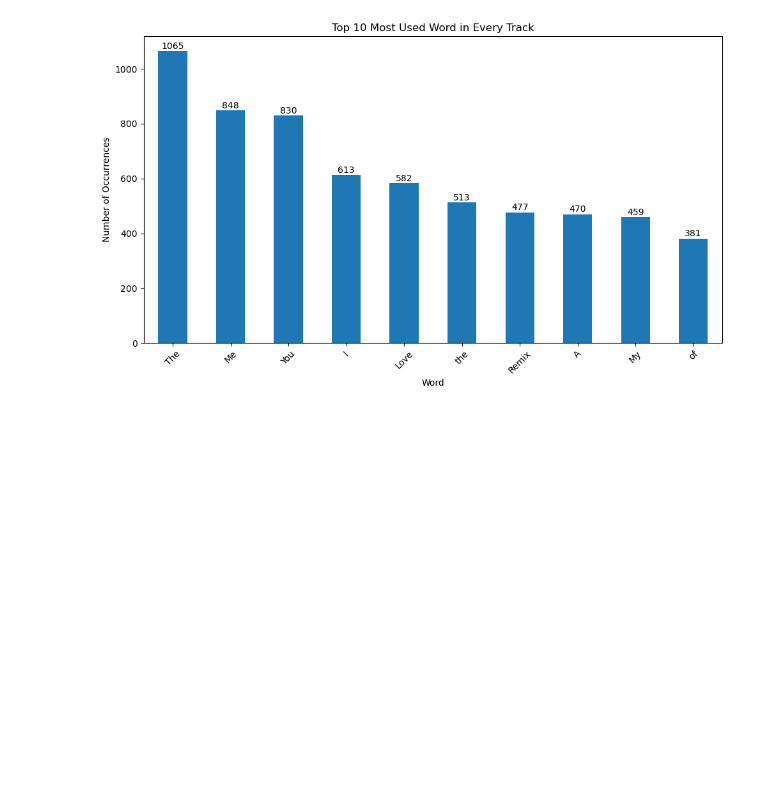
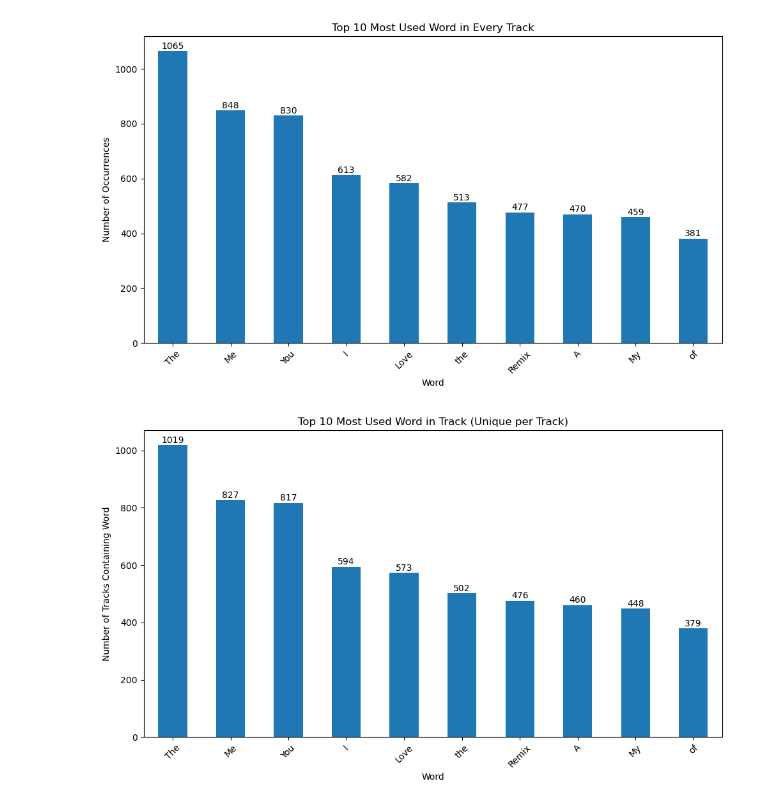
Before and after one commit to FlazeFy2/DS_Spotify-YouTube-Data, a Jupyter notebook: exploratory data analysis-bar.ipynb, the cells around one changed output. Drawn from its saved outputs; the diff is of its cells as text; code cells hidden in the pictures; blank space fills up the shorter version.

Commit message:
[DS] Exploratory Data Analysis (EDA) - Bar Chart Top 10 Most Used Word in Track (Unique per Track)

```diff
--- a/exploratory data analysis-bar.ipynb
+++ b/exploratory data analysis-bar.ipynb
@@ -98,3 +98,38 @@ plt.tight_layout()
 plt.show()
 # %% [output]
 [figure]
+# %%
+import pandas as pd
+import matplotlib.pyplot as plt
+import numpy as np
+import re
+
+# Exploratory Data Analysis (EDA) - Bar Chart Top 10 Most Used Word in Track (Unique per Track)
+df = pd.read_csv("Spotify Youtube Dataset.csv")
+
+# Dataset
+# Extract unique words from Track column and clean
+df['words'] = df['Track'].apply(
+    lambda x: list({w for w in str(x).split(" ") if w.isalpha() and w.lower() != "(feat."})
+)
+
+# Split into rows
+words_series = df['words'].explode()
+
+# Count in how many Tracks each word appears
+top_words = words_series.value_counts().head(10)
+
+# Bar Chart
+plt.figure(figsize=(10, 6))
+ax = top_words.plot(kind='bar')
+# Add label
+for i, value in enumerate(top_words):
+    plt.text(i, value + 1, str(value), ha='center', va='bottom')
+plt.title("Top 10 Most Used Word in Track (Unique per Track)")
+plt.xlabel("Word")
+plt.ylabel("Number of Tracks Containing Word")
+plt.xticks(rotation=45)
+plt.tight_layout()
+plt.show()
+# %% [output]
+[figure, added]
```
